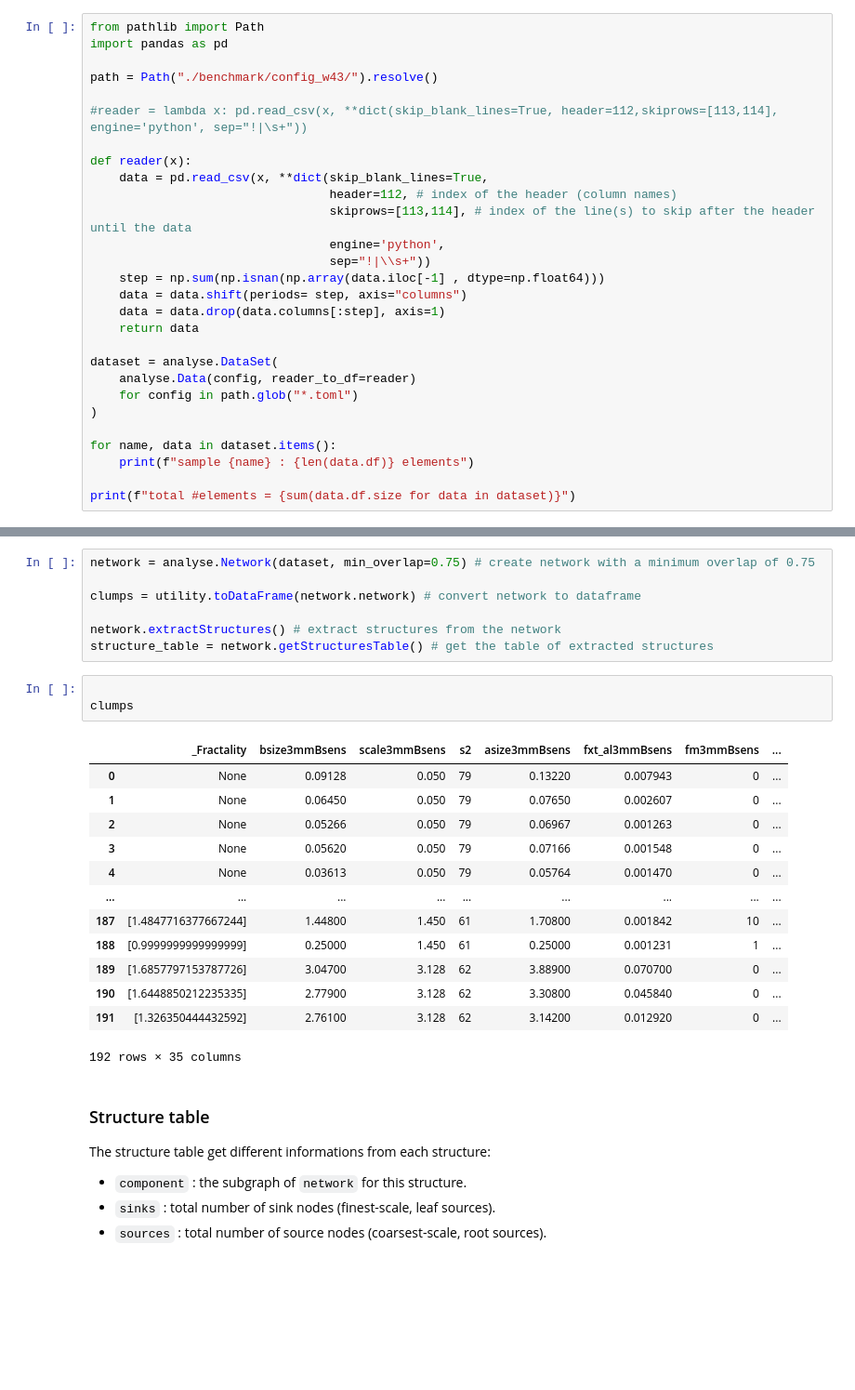
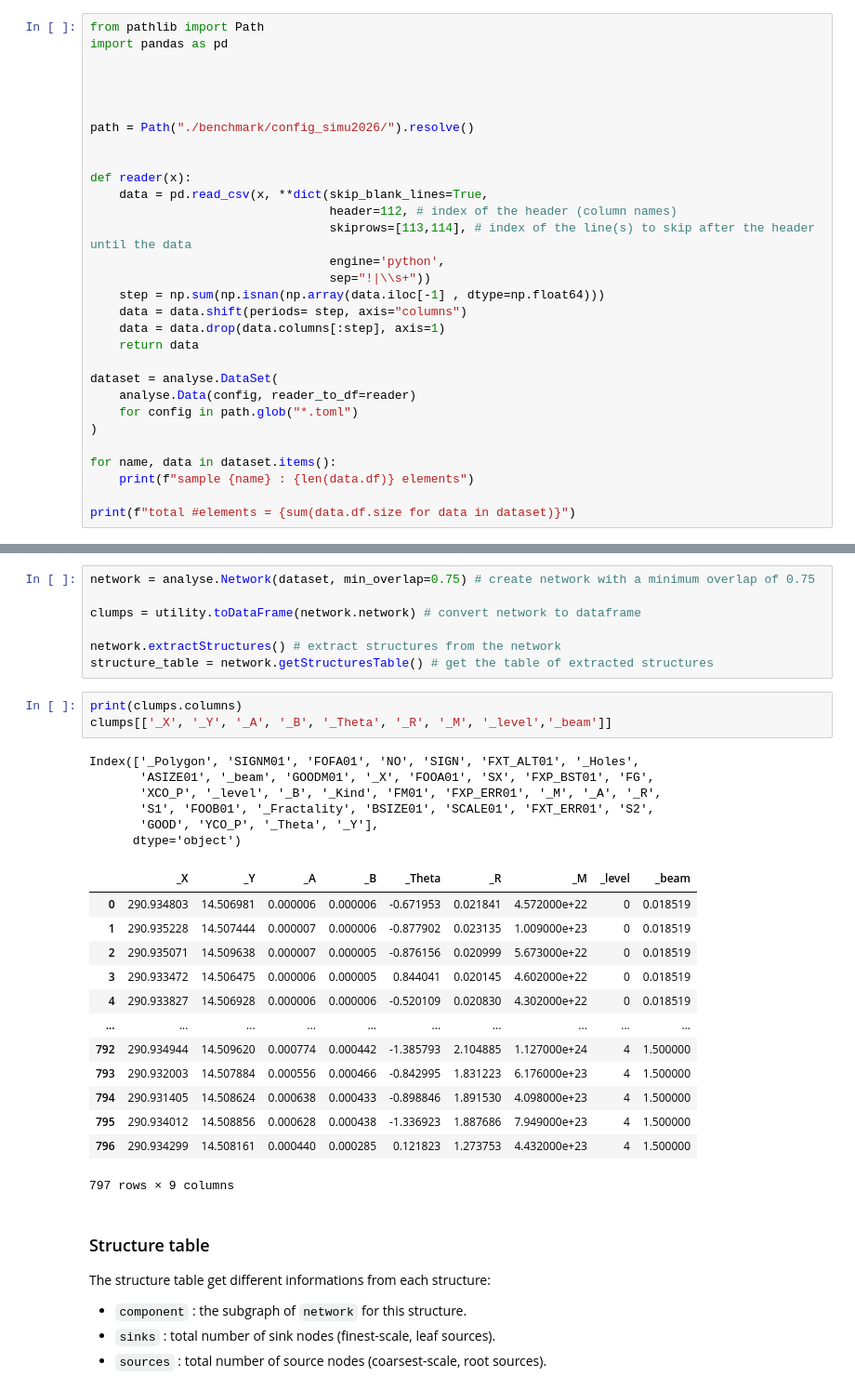
Before and after one commit to ThomassonB/FAMILY, a Jupyter notebook: Family_test.ipynb, the cells around one changed output, grey strips where cells are left out. Shown at 93% size. Drawn from its saved outputs; the diff is of its cells as text; blank space fills up the shorter version.

```diff
--- a/Family_test.ipynb
+++ b/Family_test.ipynb
@@ -41,9 +57,11 @@ The autoreload extension is already loaded. To reload it, use:
 from pathlib import Path
 import pandas as pd
 
-path = Path("./benchmark/config_w43/").resolve()
 
-#reader = lambda x: pd.read_csv(x, **dict(skip_blank_lines=True, header=112,skiprows=[113,114], engine='python', sep="!|\s+"))
+
+
+path = Path("./benchmark/config_simu2026/").resolve()
+
 
 def reader(x):
     data = pd.read_csv(x, **dict(skip_blank_lines=True,
@@ -93,22 +111,28 @@ clumps = utility.toDataFrame(network.network) # convert network to dataframe
 network.extractStructures() # extract structures from the network
 structure_table = network.getStructuresTable() # get the table of extracted structures
 # %%
-
-clumps
+print(clumps.columns)
+clumps[['_X', '_Y', '_A', '_B', '_Theta', '_R', '_M', '_level','_beam']]
 # %% [output]
+Index(['_Polygon', 'SIGNM01', 'FOFA01', 'NO', 'SIGN', 'FXT_ALT01', '_Holes',
+       'ASIZE01', '_beam', 'GOODM01', '_X', 'FOOA01', 'SX', 'FXP_BST01', 'FG',
+       'XCO_P', '_level', '_B', '_Kind', 'FM01', 'FXP_ERR01', '_M', '_A', '_R',
+       'S1', 'FOOB01', '_Fractality', 'BSIZE01', 'SCALE01', 'FXT_ERR01', 'S2',
+       'GOOD', 'YCO_P', '_Theta', '_Y'],
+      dtype='object')
-|  | _Fractality | bsize3mmBsens | scale3mmBsens | s2 | asize3mmBsens | fxt_al3mmBsens | fm3mmBsens | ... |
-| 0 | None | 0.09128 | 0.050 | 79 | 0.13220 | 0.007943 | 0 | ... |
-| 1 | None | 0.06450 | 0.050 | 79 | 0.07650 | 0.002607 | 0 | ... |
-| 2 | None | 0.05266 | 0.050 | 79 | 0.06967 | 0.001263 | 0 | ... |
-| 3 | None | 0.05620 | 0.050 | 79 | 0.07166 | 0.001548 | 0 | ... |
-| 4 | None | 0.03613 | 0.050 | 79 | 0.05764 | 0.001470 | 0 | ... |
-| ... | ... | ... | ... | ... | ... | ... | ... | ... |
-| 187 | [1.4847716377667244] | 1.44800 | 1.450 | 61 | 1.70800 | 0.001842 | 10 | ... |
-| 188 | [0.9999999999999999] | 0.25000 | 1.450 | 61 | 0.25000 | 0.001231 | 1 | ... |
-| 189 | [1.6857797153787726] | 3.04700 | 3.128 | 62 | 3.88900 | 0.070700 | 0 | ... |
-| 190 | [1.6448850212235335] | 2.77900 | 3.128 | 62 | 3.30800 | 0.045840 | 0 | ... |
-| 191 | [1.326350444432592] | 2.76100 | 3.128 | 62 | 3.14200 | 0.012920 | 0 | ... |
+|  | _X | _Y | _A | _B | _Theta | _R | _M | _level | _beam |
+| 0 | 290.934803 | 14.506981 | 0.000006 | 0.000006 | -0.671953 | 0.021841 | 4.572000e+22 | 0 | 0.018519 |
+| 1 | 290.935228 | 14.507444 | 0.000007 | 0.000006 | -0.877902 | 0.023135 | 1.009000e+23 | 0 | 0.018519 |
+| 2 | 290.935071 | 14.509638 | 0.000007 | 0.000005 | -0.876156 | 0.020999 | 5.673000e+22 | 0 | 0.018519 |
+| 3 | 290.933472 | 14.506475 | 0.000006 | 0.000005 | 0.844041 | 0.020145 | 4.602000e+22 | 0 | 0.018519 |
+| 4 | 290.933827 | 14.506928 | 0.000006 | 0.000006 | -0.520109 | 0.020830 | 4.302000e+22 | 0 | 0.018519 |
+| ... | ... | ... | ... | ... | ... | ... | ... | ... | ... |
+| 792 | 290.934944 | 14.509620 | 0.000774 | 0.000442 | -1.385793 | 2.104885 | 1.127000e+24 | 4 | 1.500000 |
+| 793 | 290.932003 | 14.507884 | 0.000556 | 0.000466 | -0.842995 | 1.831223 | 6.176000e+23 | 4 | 1.500000 |
+| 794 | 290.931405 | 14.508624 | 0.000638 | 0.000433 | -0.898846 | 1.891530 | 4.098000e+23 | 4 | 1.500000 |
+| 795 | 290.934012 | 14.508856 | 0.000628 | 0.000438 | -1.336923 | 1.887686 | 7.949000e+23 | 4 | 1.500000 |
+| 796 | 290.934299 | 14.508161 | 0.000440 | 0.000285 | 0.121823 | 1.273753 | 4.432000e+23 | 4 | 1.500000 |
-192 rows × 35 columns
+797 rows × 9 columns
 # %% [markdown]
 ### Structure table
 
```
Also changed, not shown: parts of 15 cells of this notebook.
